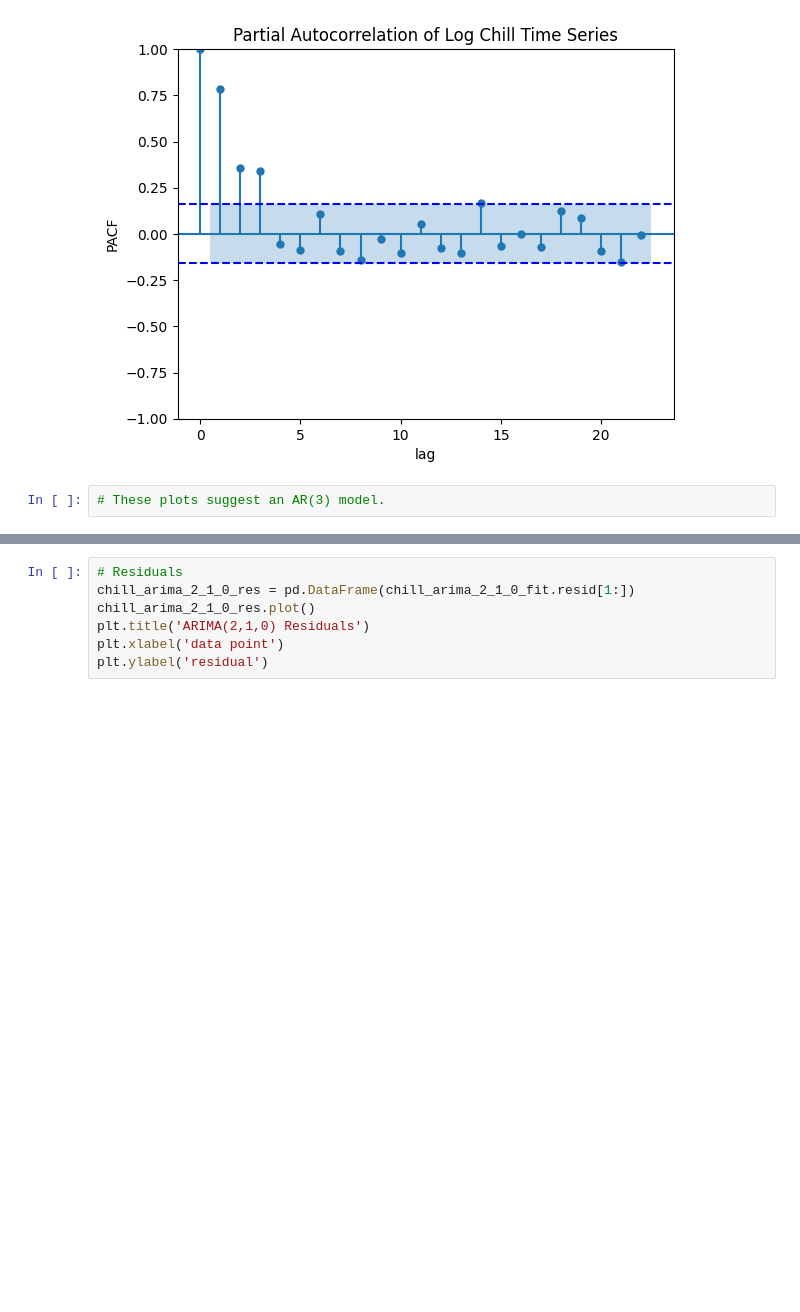
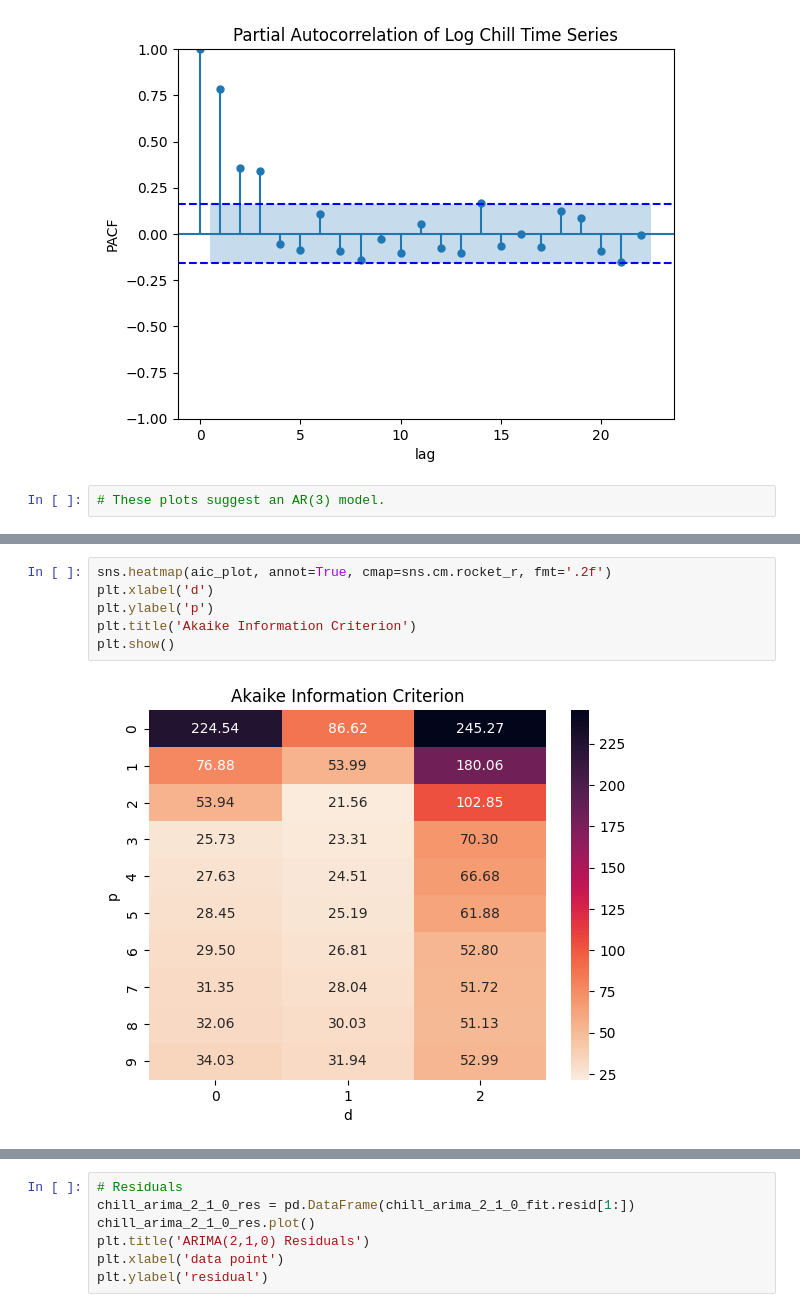
Before and after one commit to pmwaddell/scrape-mountain-weather-data, a Jupyter notebook: scrape_mountain_weather_data/analysis/time_series_analysis/chill_transform_arima.ipynb, the cells around one changed output, grey strips where cells are left out. Cells and saved outputs as stored; diff of their text form; blank space fills up the shorter version.

```diff
--- a/scrape_mountain_weather_data/analysis/time_series_analysis/chill_transform_arima.ipynb
+++ b/scrape_mountain_weather_data/analysis/time_series_analysis/chill_transform_arima.ipynb
@@ -92,3 +105,11 @@ print(hyperparam_results)
+# %%
+sns.heatmap(aic_plot, annot=True, cmap=sns.cm.rocket_r, fmt='.2f')
+plt.xlabel('d')
+plt.ylabel('p')
+plt.title('Akaike Information Criterion')
+plt.show()
+# %% [output]
+[figure, added]
 # %%
 # Our matrix suggests that ARIMA(2,1,0) is best, as with the not-log-transformed chill data.
 chill_arima_2_1_0 = ARIMA(chill_log, order=(2,1,0))
```
Also changed, not shown: parts of 17 cells of this notebook.
